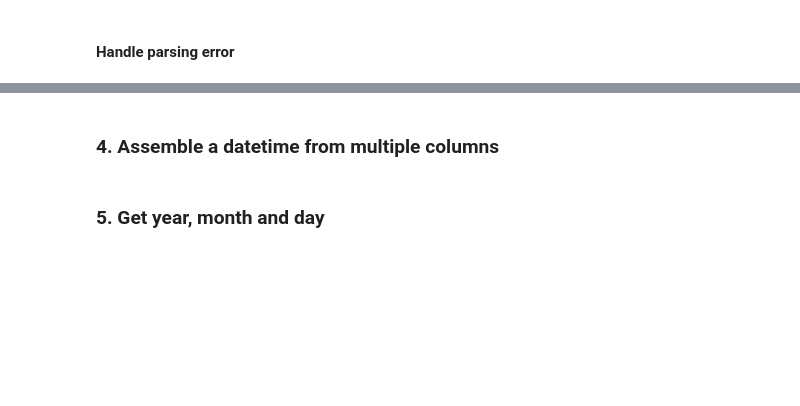
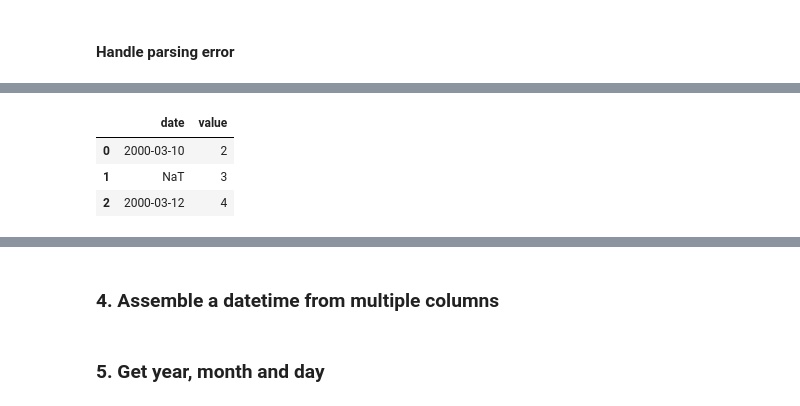
Before and after one commit to Avalverdep/2026-10-BILBAO-FT-Data-Science, a Jupyter notebook: 2-Data_Analysis/7-Feature_engineering/2-Time Data/Teoria/Dates Python.ipynb, the cells around one changed output, grey strips where cells are left out. Cells and saved outputs as stored; diff of their text form; code cells hidden in the pictures; blank space fills up the shorter version.

```diff
--- a/2-Data_Analysis/7-Feature_engineering/2-Time Data/Teoria/Dates Python.ipynb
+++ b/2-Data_Analysis/7-Feature_engineering/2-Time Data/Teoria/Dates Python.ipynb
@@ -127,8 +203,14 @@ df
 # %%
 df = pd.DataFrame({'date': ['3/10/2000', 'a/11/2000', '3/12/2000'],
                    'value': [2, 3, 4]})
 
 df['date'] = pd.to_datetime(df['date'], errors = 'coerce')
+df.dropna()
 df
+# %% [output]
+|  | date | value |
+| 0 | 2000-03-10 | 2 |
+| 1 | NaT | 3 |
+| 2 | 2000-03-12 | 4 |
 # %%
 df['date'][df['date'].isna()]
```
Also changed, not shown: parts of 21 cells of this notebook, 22 other files.
